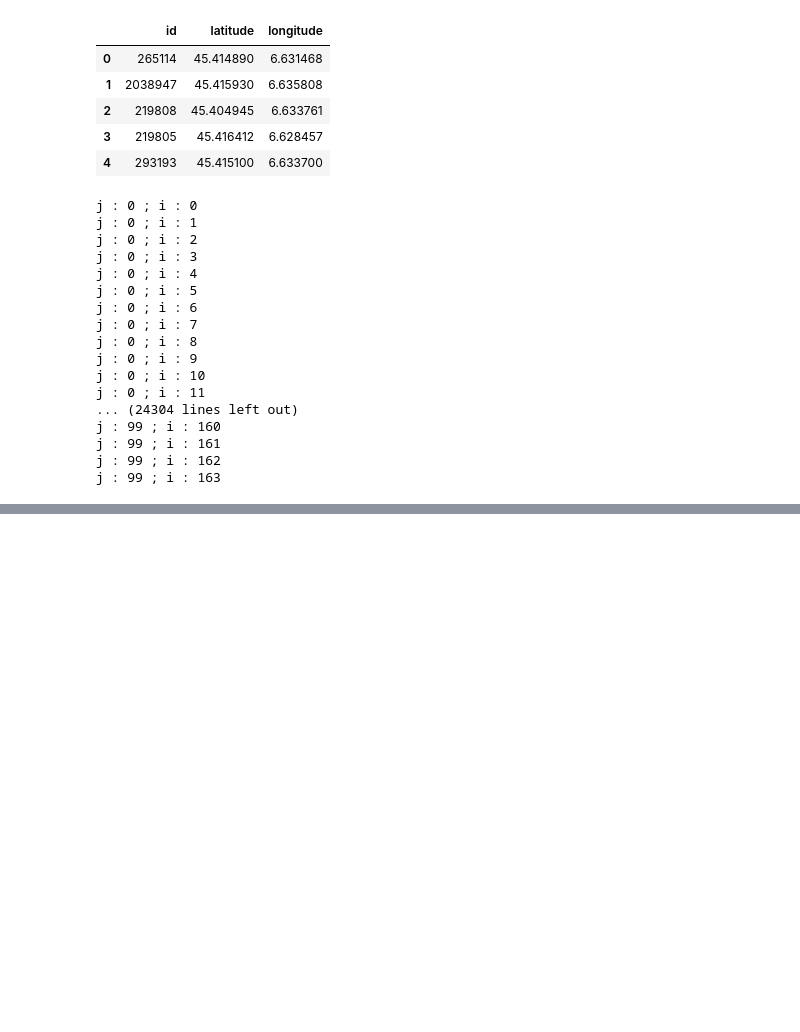
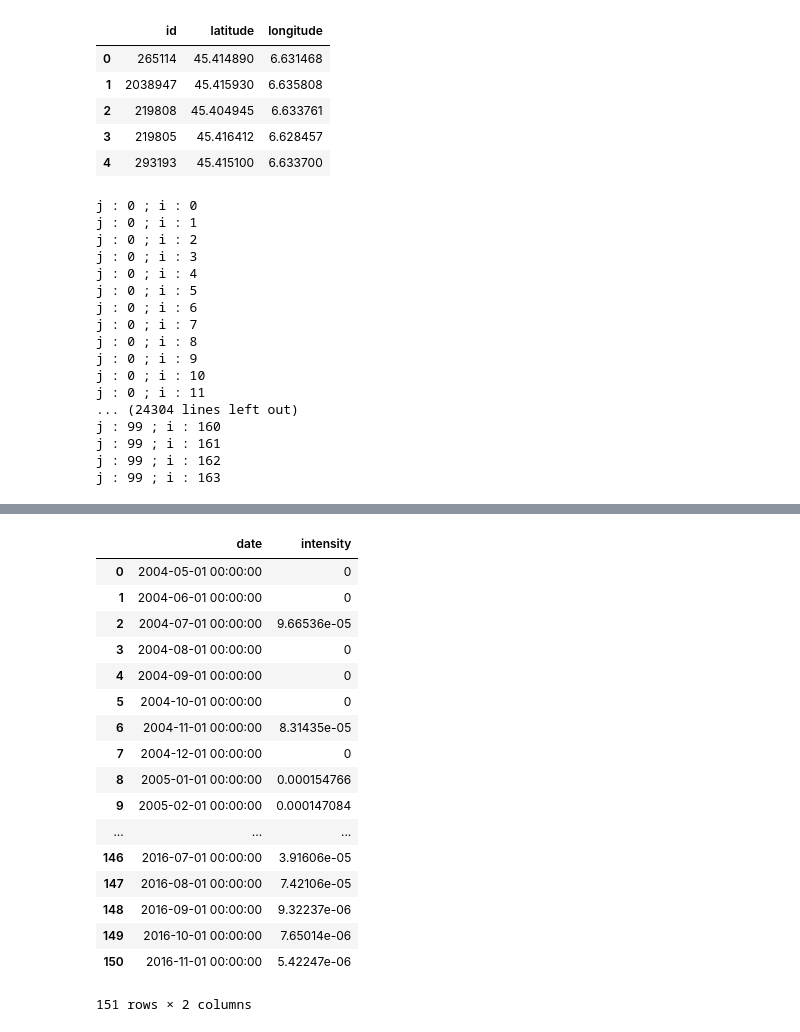
Before and after one commit to Yaskomega/TourismIndicator, a Jupyter notebook: graph_courchevel.ipynb, the cells around one changed output, grey strips where cells are left out. Saved outputs shown, nothing was run; the diff lists cells and outputs as text; code cells hidden in the pictures; blank space fills up the shorter version.

```diff
--- a/graph_courchevel.ipynb
+++ b/graph_courchevel.ipynb
@@ -221,0 +228,64 @@ m
+# %%
+# BEGINNING DATE : 2004-05-11 - ENDING DATE : 2016-12-04
+date_from = datetime.strptime('2004-05-01', '%Y-%m-%d')
+date_to = add_one_month(date_from) #datetime.strptime('2013-12-31', '%Y-%m-%d')
+
+# superficie courchevel : 68,9 km²
+# superficie Saint-Bon-Tarentaise : 58,94 km²
+area = 68.9 + 58.94 #km²
+density = nb_places / area
+
+# Loop for the right number of month between the beginning date and the ending date :
+number_of_month = 151 #https://www.calendrier-365.fr/calculez/11-05-2004_04-12-2016.html
+
+df_intensity = pd.DataFrame(index=range(number_of_month), columns=["date","volume","intensity"])
+
+
+for j in range(number_of_month) :
+
+    # pour chaque mois
+    # on compte le nombre de reviews
+    # Selecting reviews with a valid date :
+    tmp_selected_reviews = df_reviews[(df_reviews["date_review"] != "0000-00-00")]
+
+
+    # Reinitializing index of dataframe :
+    tmp_selected_reviews.reset_index(inplace=True,drop=True)
+
+    bool_period = pd.DataFrame(index=range(len(tmp_selected_reviews)), columns=["after", "before"])
+
+    for k in range(len(tmp_selected_reviews)):
+        bool_period["after"][k] = datetime.strptime(str(tmp_selected_reviews["date_review"][k]), '%Y-%m-%d') >= date_from
+        bool_period["before"][k] = datetime.strptime(str(tmp_selected_reviews["date_review"][k]), '%Y-%m-%d') < date_to
+
+    volume = len(tmp_selected_reviews[bool_period["after"] & bool_period["before"]])
+
+    df_intensity["date"][j] = date_from
+    df_intensity["volume"][j] = volume
+    df_intensity["intensity"][j] = ( volume / get_growth(date_from) ) * density
+
+
+    # incrementation du temps
+    date_from = add_one_month(date_from)
+    date_to = add_one_month(date_from)
+# %%
+df_intensity
+# %% [output]
+|  | date | intensity |
+| 0 | 2004-05-01 00:00:00 | 0 |
+| 1 | 2004-06-01 00:00:00 | 0 |
+| 2 | 2004-07-01 00:00:00 | 9.66536e-05 |
+| 3 | 2004-08-01 00:00:00 | 0 |
+| 4 | 2004-09-01 00:00:00 | 0 |
+| 5 | 2004-10-01 00:00:00 | 0 |
+| 6 | 2004-11-01 00:00:00 | 8.31435e-05 |
+| 7 | 2004-12-01 00:00:00 | 0 |
+| 8 | 2005-01-01 00:00:00 | 0.000154766 |
+| 9 | 2005-02-01 00:00:00 | 0.000147084 |
+| ... | ... | ... |
+| 146 | 2016-07-01 00:00:00 | 3.91606e-05 |
+| 147 | 2016-08-01 00:00:00 | 7.42106e-05 |
+| 148 | 2016-09-01 00:00:00 | 9.32237e-06 |
+| 149 | 2016-10-01 00:00:00 | 7.65014e-06 |
+| 150 | 2016-11-01 00:00:00 | 5.42247e-06 |
+151 rows × 2 columns
```
Also changed, not shown: parts of 3 cells of this notebook, 1 other file.
